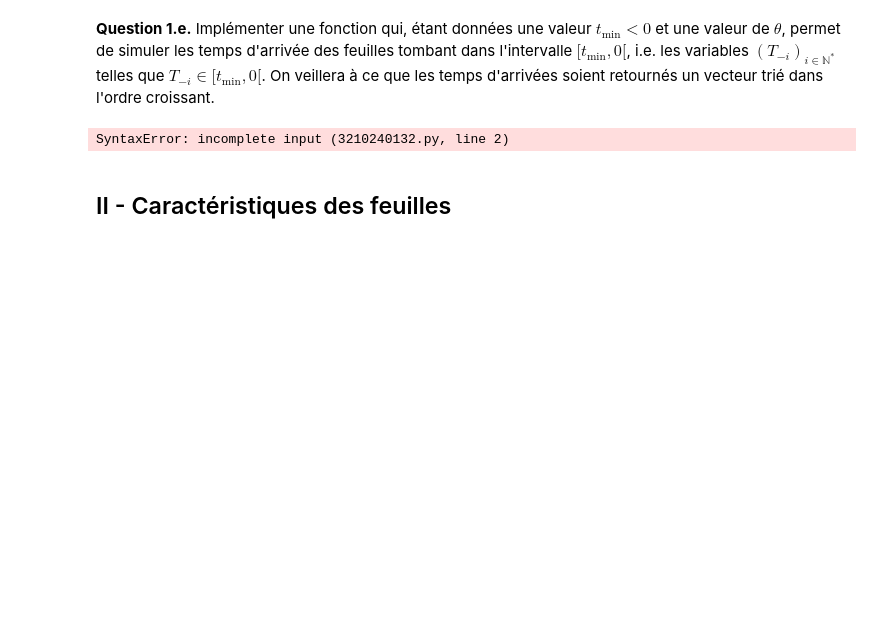
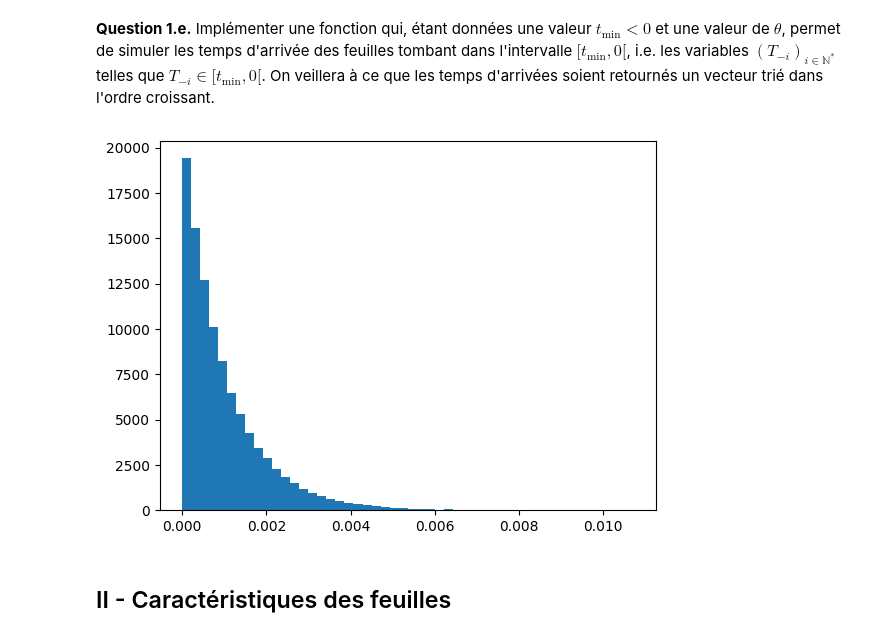
Before and after one commit to lucas-duhautois/Projet_numerique_proba, a Jupyter notebook: PN_Probas_24-25_VF.ipynb, the cells around one changed output. Saved outputs shown, nothing was run; the diff lists cells and outputs as text; code cells hidden in the pictures; blank space fills up the shorter version.

```diff
--- a/PN_Probas_24-25_VF.ipynb
+++ b/PN_Probas_24-25_VF.ipynb
@@ -132,11 +147,26 @@ On reconnait ici la fonction de répartition de la loi exponentielle de paramèt
 **Question 1.dbis.(Bonus)** Montrer que inversement, si $(E_i)_{i\in\mathbb{N}^*} $ est une suite de variables aléatoires indépendantes, toutes de loi exponentielle de paramètre $\theta$, alors la suite $(T_{-i})_{i\in\mathbb{N}^*}$ telle que $E_i = T_{-i +1} - T_{-i}$ définit un processus de Poisson sur $]-\infty, 0[$.
 # %% [markdown]
 **Question 1.e.**  Implémenter une fonction qui, étant données une valeur $t_{\min}<0$ et une valeur de $\theta$, permet de simuler les temps d'arrivée des feuilles tombant dans l'intervalle $[t_{\min},0[$, i.e. les variables $(T_{-i})_{i\in\mathbb{N}^*}$ telles que $T_{-i} \in [t_{\min},0[$. On veillera à ce que les temps d'arrivées soient retournés un vecteur trié dans l'ordre croissant.
-# %%
-def simTempsArrivee(t_min,theta):
-    ## COMPLETER ###
-# %% [output]
-SyntaxError: incomplete input (3210240132.py, line 2)
+# %%
+def loi_exp(theta) :
+    u = rd.uniform()
+    return -np.log(1 - u) / theta
+
+def simTempsArrivee(t_min,theta):
+    T = t_min + loi_exp(theta)
+    times = []
+    while T < 0 :
+        times.append(T)
+        T += loi_exp(theta)
+    return times
+# %%
+#Test pour vérifier l'allure de la loi des En
+times = simTempsArrivee(-100, 1000)
+E = [times[i+1] - times[i] for i in range(0,len(times)-1)]
+plt.hist(E, bins=50)
+plt.show()
+# %% [output]
+[figure, added]
 # %% [markdown]
 ## II - Caractéristiques des feuilles
 # %% [markdown]
```
Also changed, not shown: parts of 6 cells of this notebook.
